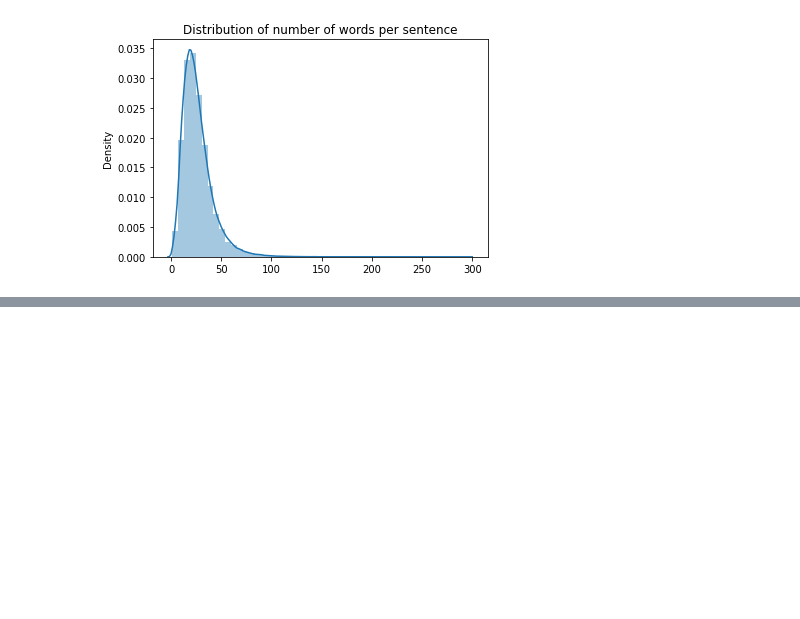
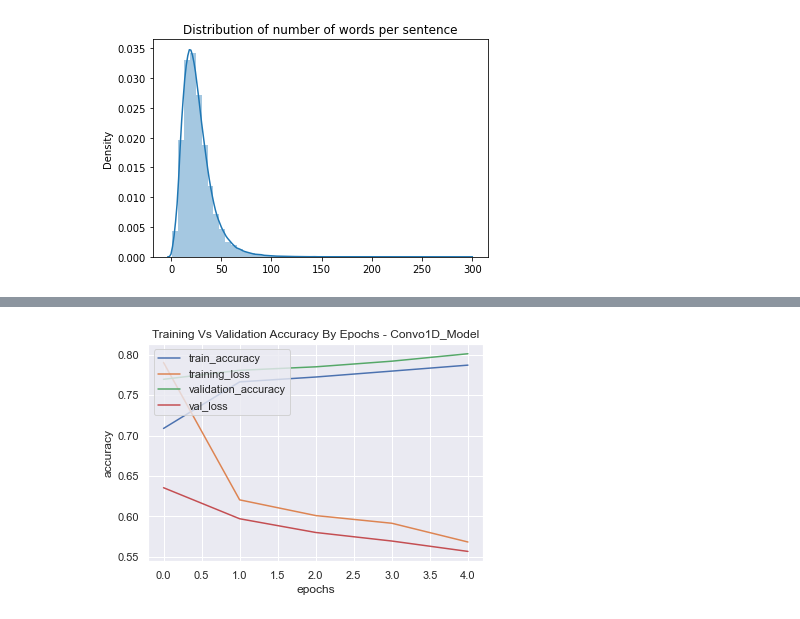
Before and after one commit to bhydemi/Document-Abstracted-Classifier-Project, a Jupyter notebook: Document_Abstract_AI_Classifier_Project.ipynb, the cells around one changed output, grey strips where cells are left out. Cells and saved outputs as stored; diff of their text form; code cells hidden in the pictures; blank space fills up the shorter version.

```diff
--- a/Document_Abstract_AI_Classifier_Project.ipynb
+++ b/Document_Abstract_AI_Classifier_Project.ipynb
@@ -218,0 +383,4 @@ Text(0.5, 1.0, 'Distribution of number of words per sentence')
+# %%
+import tensorflow_hub as hub
+
+Use_embed_V3 = hub.KerasLayer("https://tfhub.dev/google/universal-sentence-encoder-large/5") # importing the version 5 of USE
@@ -218,0 +389,8 @@ Text(0.5, 1.0, 'Distribution of number of words per sentence')
+# %%
+tf_validation_dataset
+inputs =  tf.keras.layers.Input(shape=[], dtype=tf.string)
+token_embeddings = Use_embed_V3(inputs)
+x = tf.keras.layers.Dense(128, activation='relu')(token_embeddings)
+outputs =tf.keras.layers.Dense(5, activation='softmax')(x)
+Conv1D_Model_USE_V3 = tf.keras.Model(inputs, outputs)
+Conv1D_Model_USE_V3.compile(metrics =['accuracy'], loss='categorical_crossentropy', optimizer='Adam')
@@ -218,0 +417,6 @@ Text(0.5, 1.0, 'Distribution of number of words per sentence')
+# %%
+History_Conv1D_Model_USE_V3 = Conv1D_Model_USE_V3.fit(tf_train_dataset,
+                                                        steps_per_epoch=int(0.15 *len(tf_train_dataset)),
+                                                        validation_data=tf_validation_dataset,
+                                                        validation_steps=int(0.15 * len(tf_validation_dataset)),
+                                                         epochs=5)
@@ -218,0 +439,4 @@ Text(0.5, 1.0, 'Distribution of number of words per sentence')
+# %%
+plot_curve(History_Conv1D_Model_USE_V3, 'Convo1D_Model')
+# %% [output]
+[figure, added]
```
Also changed, not shown: parts of 74 cells of this notebook.
